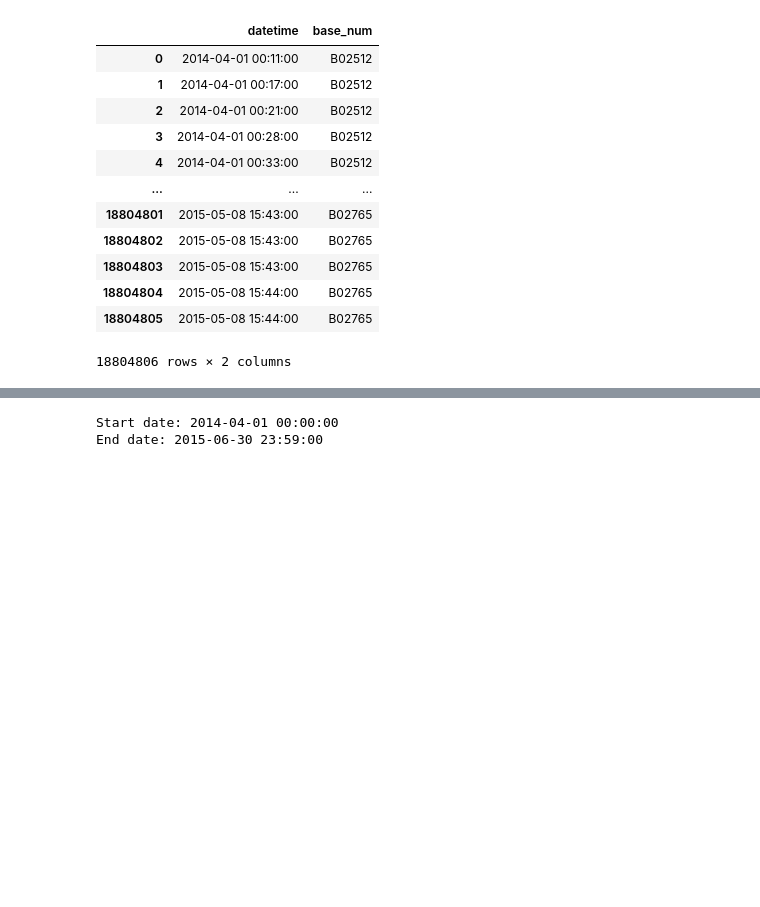
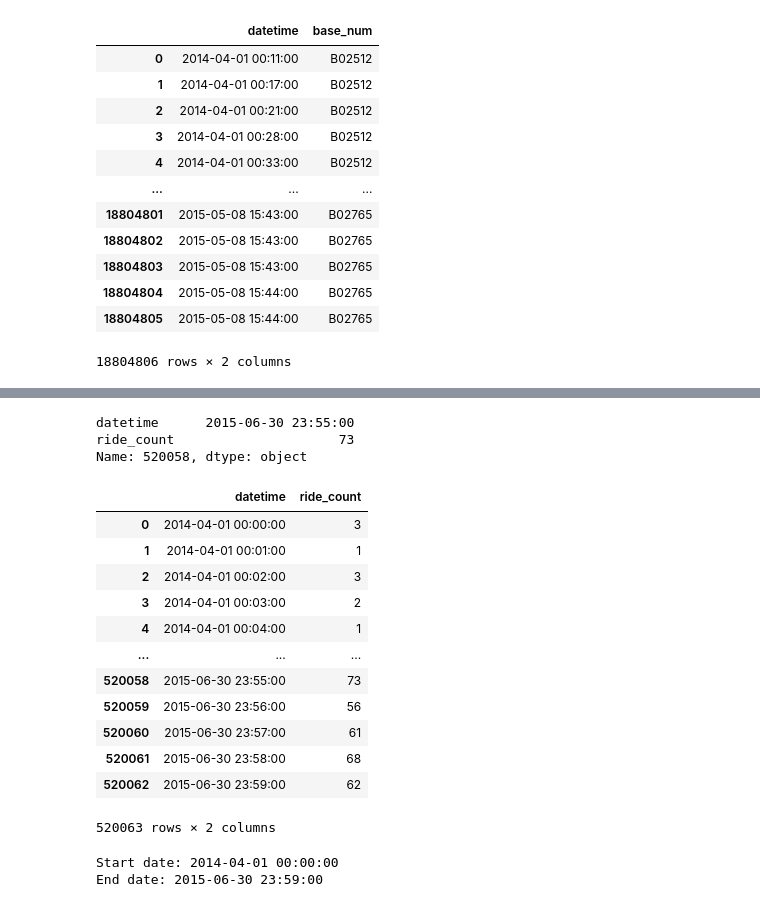
Before and after one commit to nikiconluxury/project-1-module-9, a Jupyter notebook: submit_project_1_m_9.ipynb, the cells around one changed output, grey strips where cells are left out. Cells and saved outputs as stored; diff of their text form; code cells hidden in the pictures; blank space fills up the shorter version.

Commit message:
updating notebok, restructured uber data to save space

```diff
--- a/submit_project_1_m_9.ipynb
+++ b/submit_project_1_m_9.ipynb
@@ -192,3 +192,5 @@ uber_combined ##UBER DATASET COMPLETE
 18804806 rows × 2 columns
 # %%
 uber_combined.to_csv('merged_uber_data.csv')
+# %%
+slim_uber_combined = uber_combined.drop(columns='base_num')
@@ -194,0 +227,3 @@ uber_combined.to_csv('merged_uber_data.csv')
+# %%
+#ROUND TO MINUTE
+slim_uber_combined['datetime'] = slim_uber_combined['datetime'].dt.round('min')
@@ -195,3 +245,27 @@ uber_combined.to_csv('merged_uber_data.csv')
+# %%
+slim_uber_combined.loc[520058]
+# %% [output]
+datetime      2015-06-30 23:55:00
+ride_count                     73
+Name: 520058, dtype: object
+# %%
+slim_uber_combined = slim_uber_combined.groupby('datetime').size().reset_index(name='ride_count')
+# %%
+slim_uber_combined
+# %% [output]
+|  | datetime | ride_count |
+| 0 | 2014-04-01 00:00:00 | 3 |
+| 1 | 2014-04-01 00:01:00 | 1 |
+| 2 | 2014-04-01 00:02:00 | 3 |
+| 3 | 2014-04-01 00:03:00 | 2 |
+| 4 | 2014-04-01 00:04:00 | 1 |
+| ... | ... | ... |
+| 520058 | 2015-06-30 23:55:00 | 73 |
+| 520059 | 2015-06-30 23:56:00 | 56 |
+| 520060 | 2015-06-30 23:57:00 | 61 |
+| 520061 | 2015-06-30 23:58:00 | 68 |
+| 520062 | 2015-06-30 23:59:00 | 62 |
+520063 rows × 2 columns
 # %%
 # I will now source the weather data from climate data from the National Centers for Environmental InformationLinks to an external site.
 # %%
```
Also changed, not shown: parts of 7 cells of this notebook, 1 other file.
